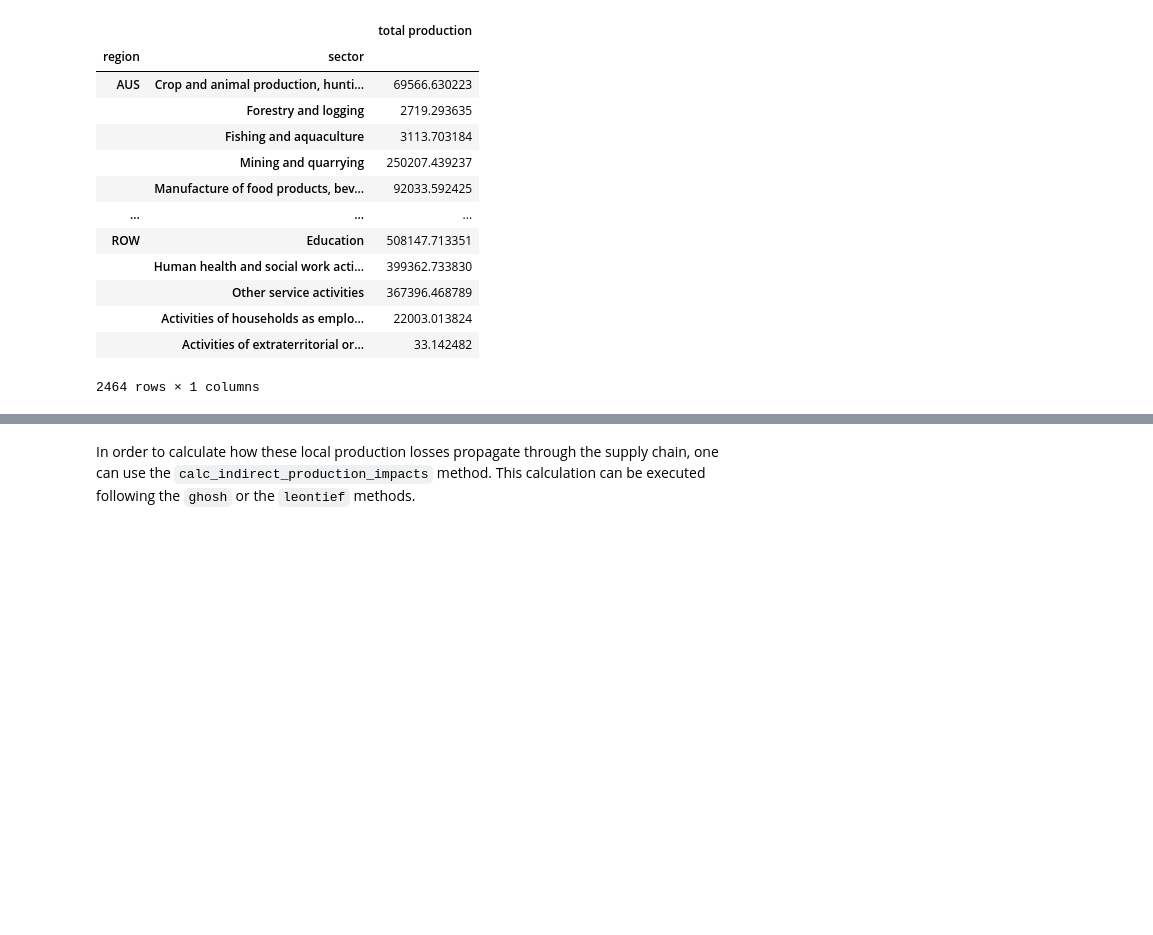
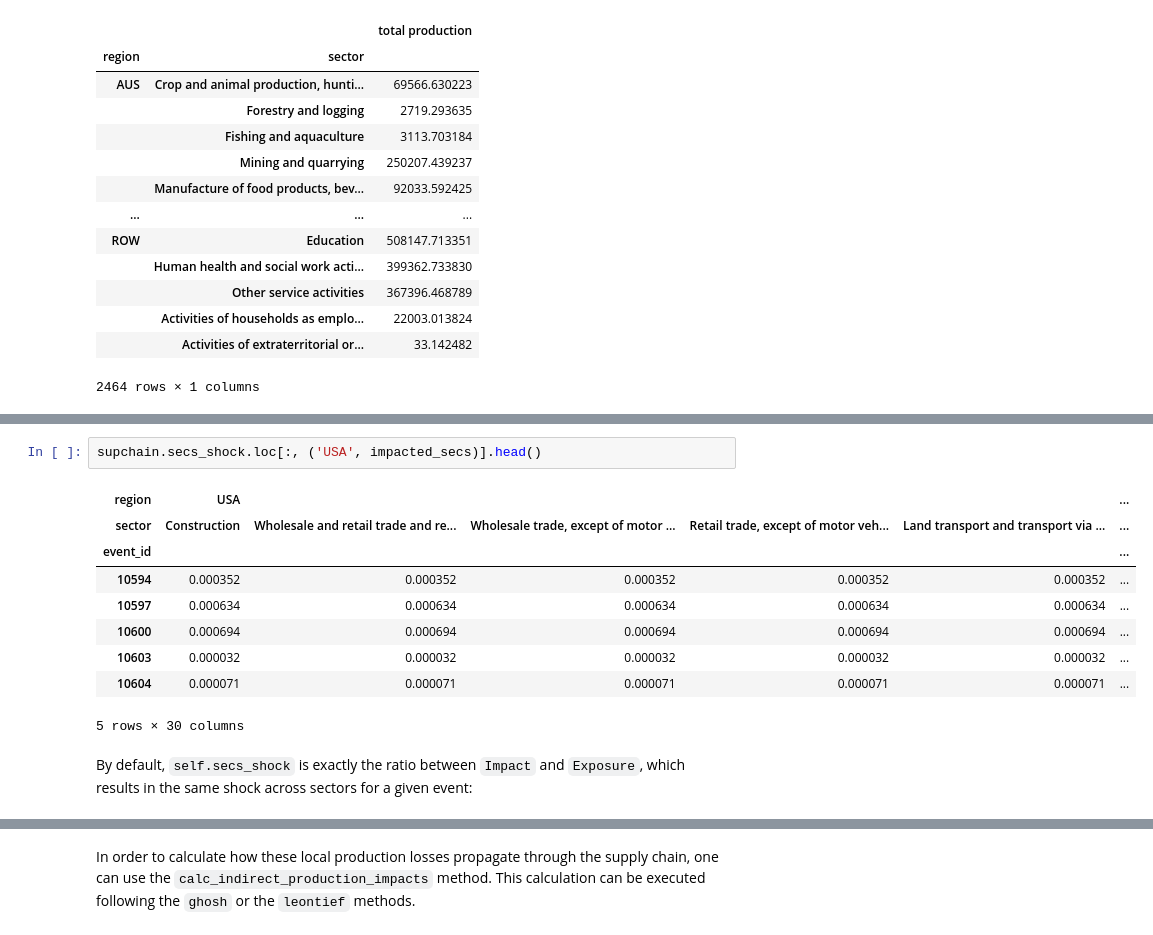
Before and after one commit to CLIMADA-project/climada_petals, a Jupyter notebook: doc/tutorial/climada_engine_SupplyChain.ipynb, the cells around one changed output, grey strips where cells are left out. Saved outputs shown, nothing was run; the diff lists cells and outputs as text; blank space fills up the shorter version.

```diff
--- a/doc/tutorial/climada_engine_SupplyChain.ipynb
+++ b/doc/tutorial/climada_engine_SupplyChain.ipynb
@@ -164,0 +191,14 @@ Such a default behaviour can be changed, and the fraction of lost production can
+# %%
+supchain.secs_shock.loc[:, ('USA', impacted_secs)].head()
+# %% [output]
+| region | USA |  |  |  |  | ... |
+| sector | Construction | Wholesale and retail trade and re... | Wholesale trade, except of motor ... | Retail trade, except of motor veh... | Land transport and transport via ... | ... |
+| event_id |  |  |  |  |  | ... |
+| 10594 | 0.000352 | 0.000352 | 0.000352 | 0.000352 | 0.000352 | ... |
+| 10597 | 0.000634 | 0.000634 | 0.000634 | 0.000634 | 0.000634 | ... |
+| 10600 | 0.000694 | 0.000694 | 0.000694 | 0.000694 | 0.000694 | ... |
+| 10603 | 0.000032 | 0.000032 | 0.000032 | 0.000032 | 0.000032 | ... |
+| 10604 | 0.000071 | 0.000071 | 0.000071 | 0.000071 | 0.000071 | ... |
+5 rows × 30 columns
+# %% [markdown]
+By default, `self.secs_shock` is exactly the ratio between `Impact` and `Exposure`, which results in the same shock across sectors for a given event:
```
Also changed, not shown: parts of 57 cells of this notebook, 1 other file.
